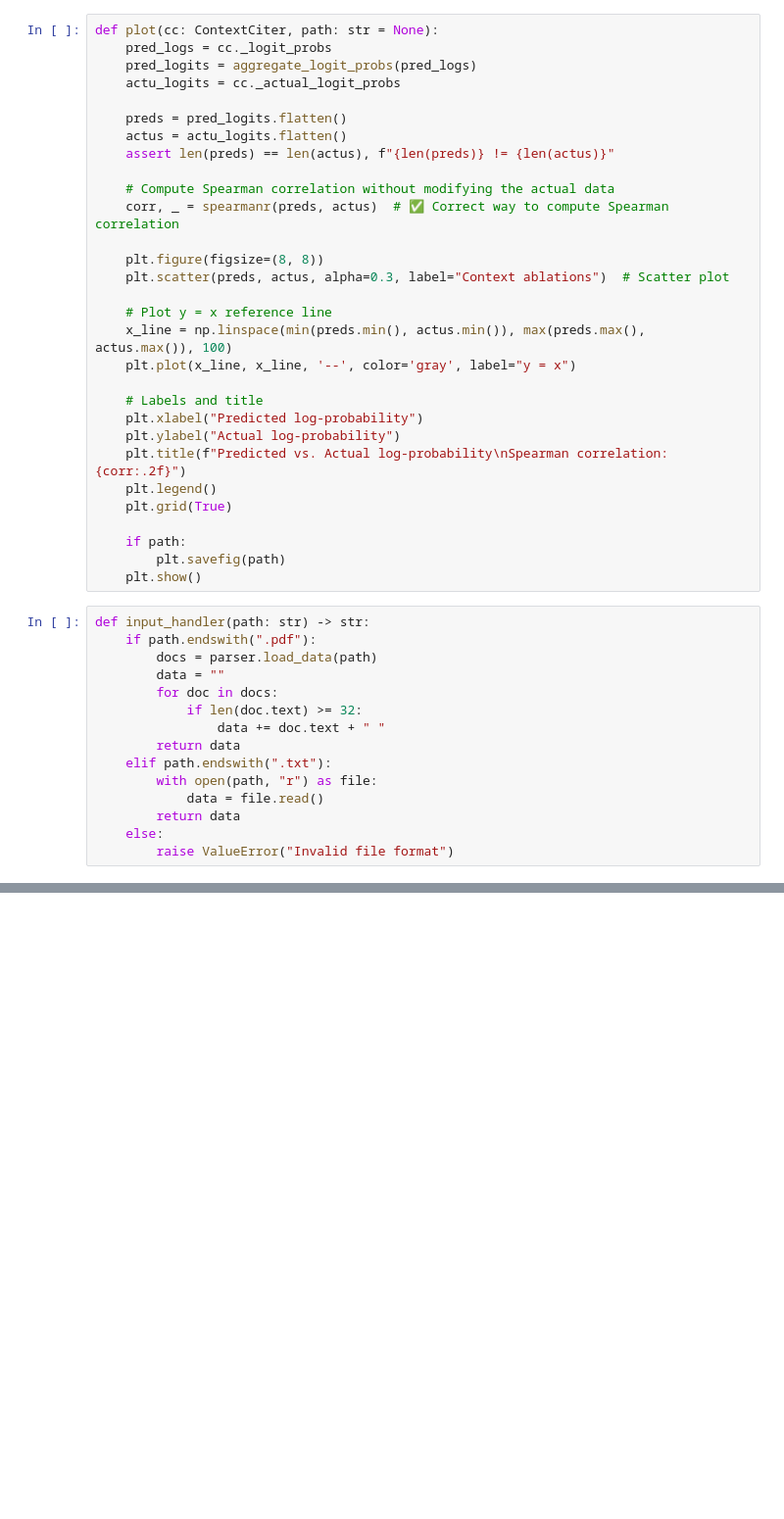
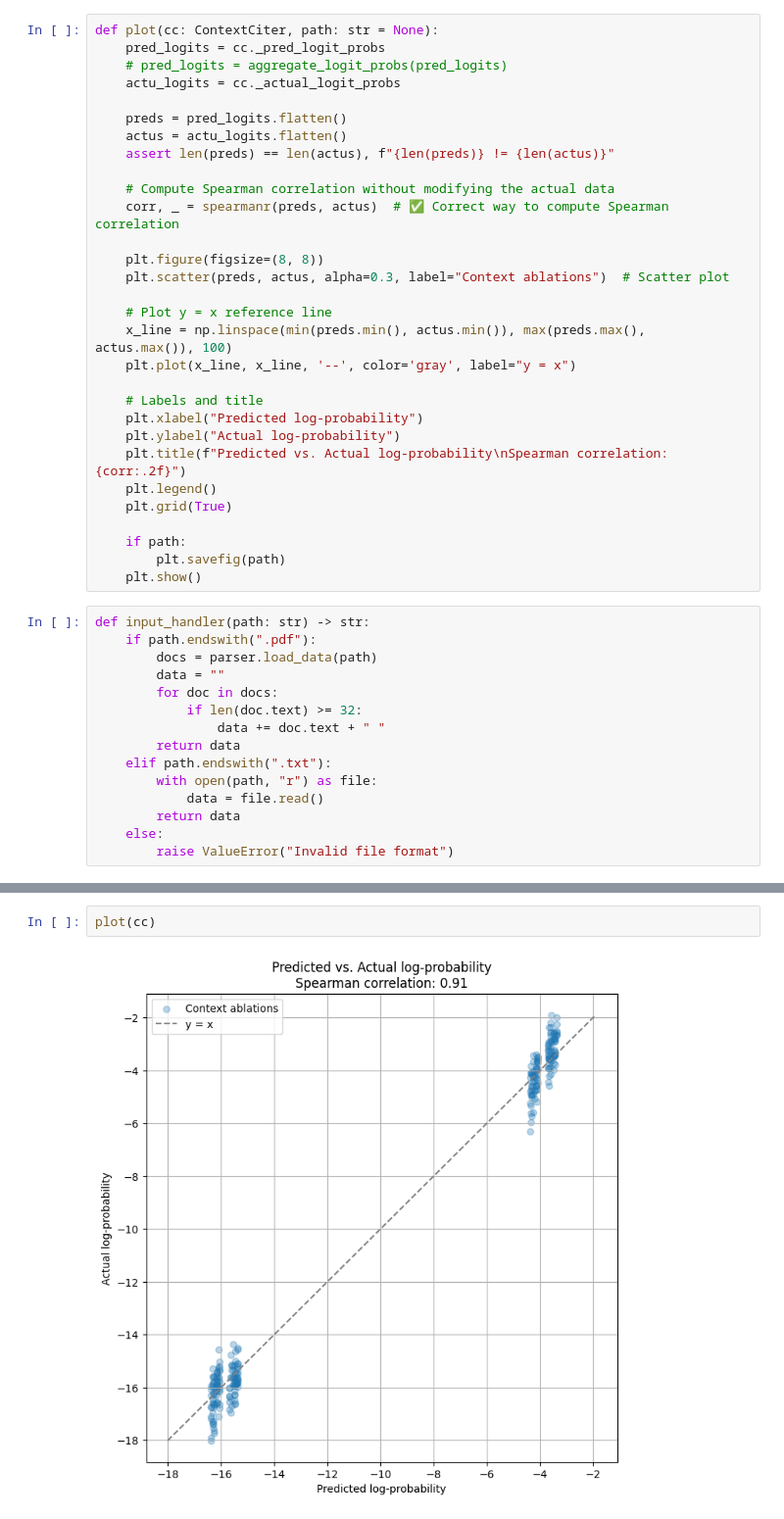
Before and after one commit to Tsun0193/ContextAttribution, a Jupyter notebook: ContextCite.ipynb, the cells around one changed output, grey strips where cells are left out. Shown at 98% size. Cells and saved outputs as stored; diff of their text form; blank space fills up the shorter version.

```diff
--- a/ContextCite.ipynb
+++ b/ContextCite.ipynb
@@ -40,8 +40,8 @@ model_name = "meta-llama/Llama-3.2-1B-Instruct" # 3.2 1B Instruct for faster inf
 # len(data)
 # %%
 def plot(cc: ContextCiter, path: str = None):
-    pred_logs = cc._logit_probs
-    pred_logits = aggregate_logit_probs(pred_logs)
+    pred_logits = cc._pred_logit_probs
+    # pred_logits = aggregate_logit_probs(pred_logits)
     actu_logits = cc._actual_logit_probs
 
     preds = pred_logits.flatten()
@@ -104,0 +105,4 @@ Attributed: The Transformer is a simple neural network architecture proposed by
+# %%
+plot(cc)
+# %% [output]
+[figure, added]
```
Also changed, not shown: parts of 2 cells of this notebook, 1 other file.
